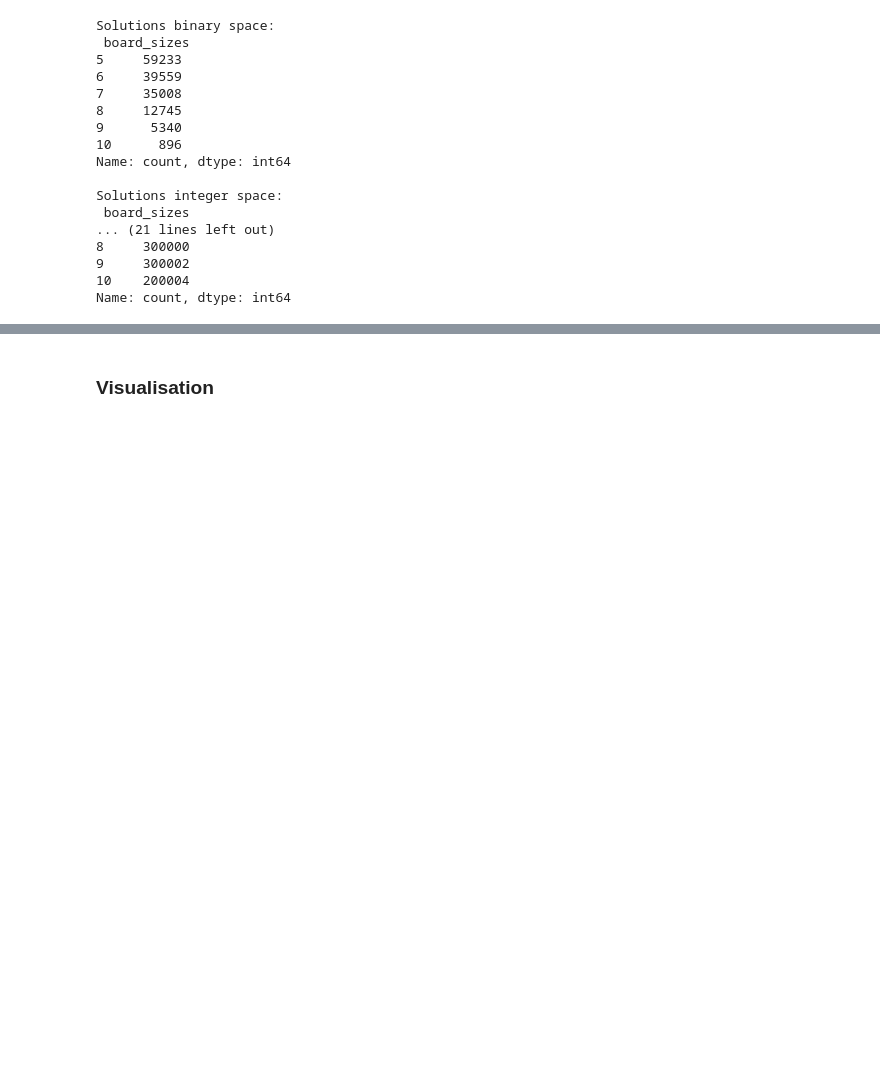
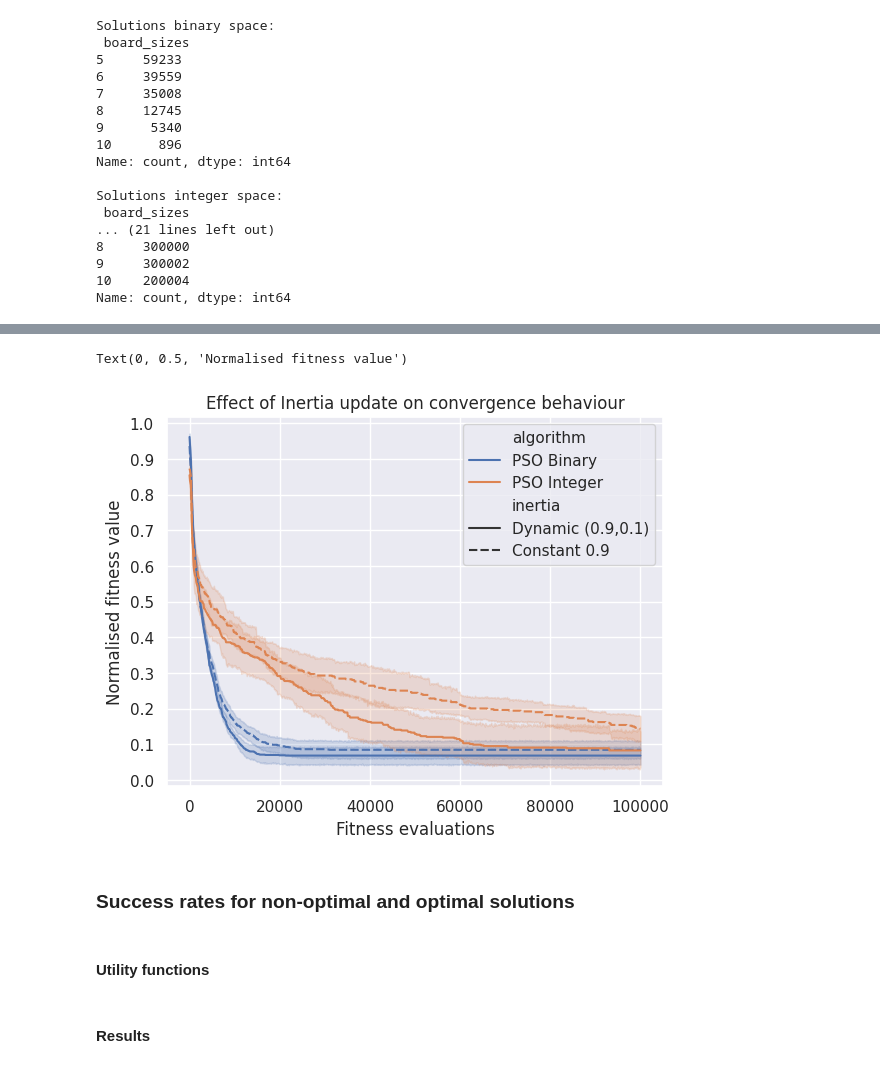
Before and after one commit to franzherm/ecao_cw2, a Jupyter notebook: notebook.ipynb, the cells around one changed output, grey strips where cells are left out. Drawn from its saved outputs; the diff is of its cells as text; code cells hidden in the pictures; blank space fills up the shorter version.

```diff
--- a/notebook.ipynb
+++ b/notebook.ipynb
@@ -813,0 +940,34 @@ Text(0, 0.5, 'Fitness evaluations')
+# %%
+
+data =df_pso.groupby(['algorithm', "fitness_evals","inertia","run"])['fitness_values'].mean().reset_index()
+data_binary = data.loc[data["algorithm"]=="PSO Binary",:].copy()
+data_integer = data.loc[data["algorithm"]=="PSO Integer",:].copy()
+
+#normalise fitness values for each algorithm separately
+data_binary["fitness_values"] = (data_binary['fitness_values'] - data_binary['fitness_values'].min()) \
+                                / (data_binary['fitness_values'].max() - data_binary['fitness_values'].min())
+
+data_integer["fitness_values"] = (data_integer['fitness_values'] - data_integer['fitness_values'].min()) \
+                                / (data_integer['fitness_values'].max() - data_integer['fitness_values'].min())
+
+#merge datasets back together
+data = pd.concat([data_binary, data_integer])
+# %%
+from matplotlib.ticker import MultipleLocator
+
+ax = sns.lineplot(x="fitness_evals", y="fitness_values", hue="algorithm", style="inertia", data=data)
+ax.yaxis.set_major_locator(MultipleLocator(0.1))
+texts = ax.get_legend().texts
+texts[-1].set_text("Constant 0.9")
+texts[-2].set_text("Dynamic (0.9,0.1)")
+
+ax.set_title("Effect of Inertia update on convergence behaviour")
+ax.set_xlabel("Fitness evaluations")
+ax.set_ylabel("Normalised fitness value")
+# %% [output]
+Text(0, 0.5, 'Normalised fitness value')
+[figure, added]
+# %% [markdown]
+### Success rates for non-optimal and optimal solutions
+# %% [markdown]
+#### Utility functions
@@ -814,2 +997,2 @@ Text(0, 0.5, 'Fitness evaluations')
 # %% [markdown]
-### Visualisation
+#### Results
```
Also changed, not shown: parts of 21 cells of this notebook, 1 other file.
